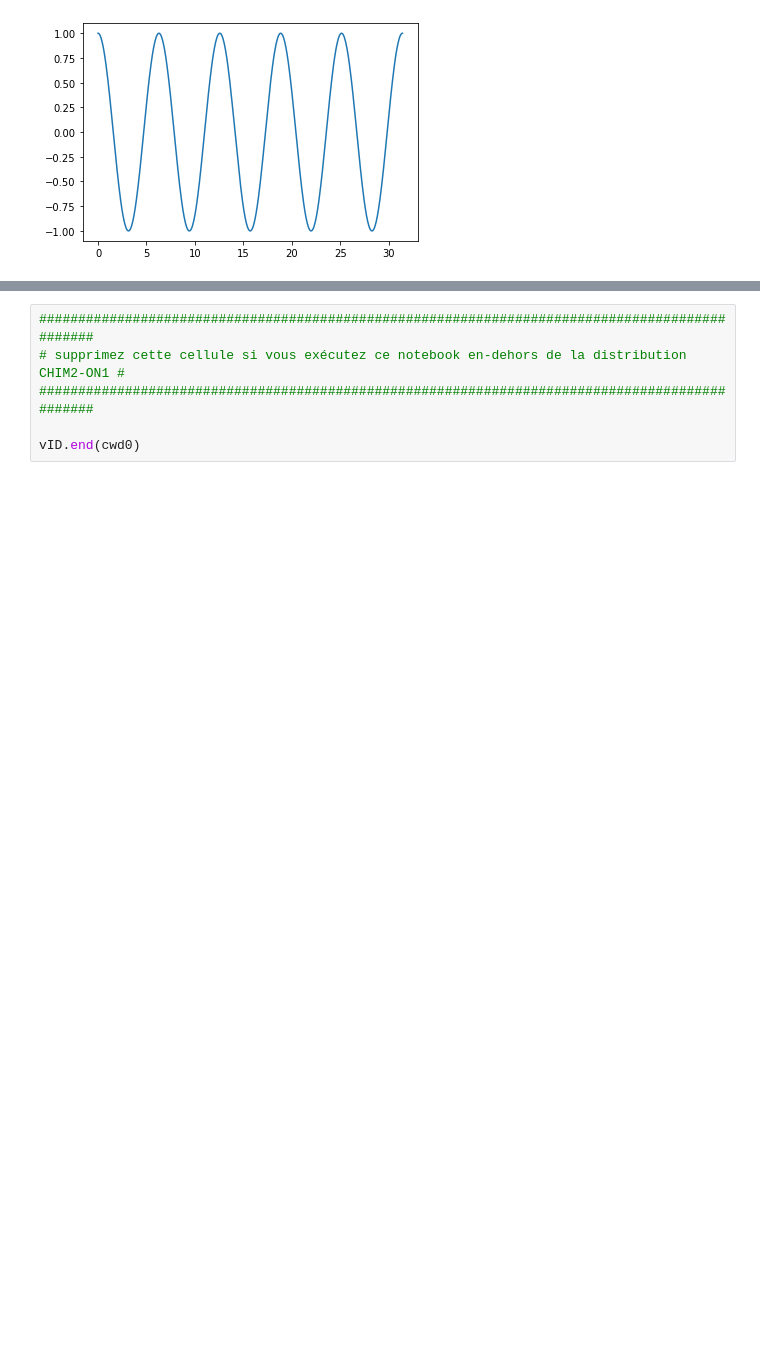
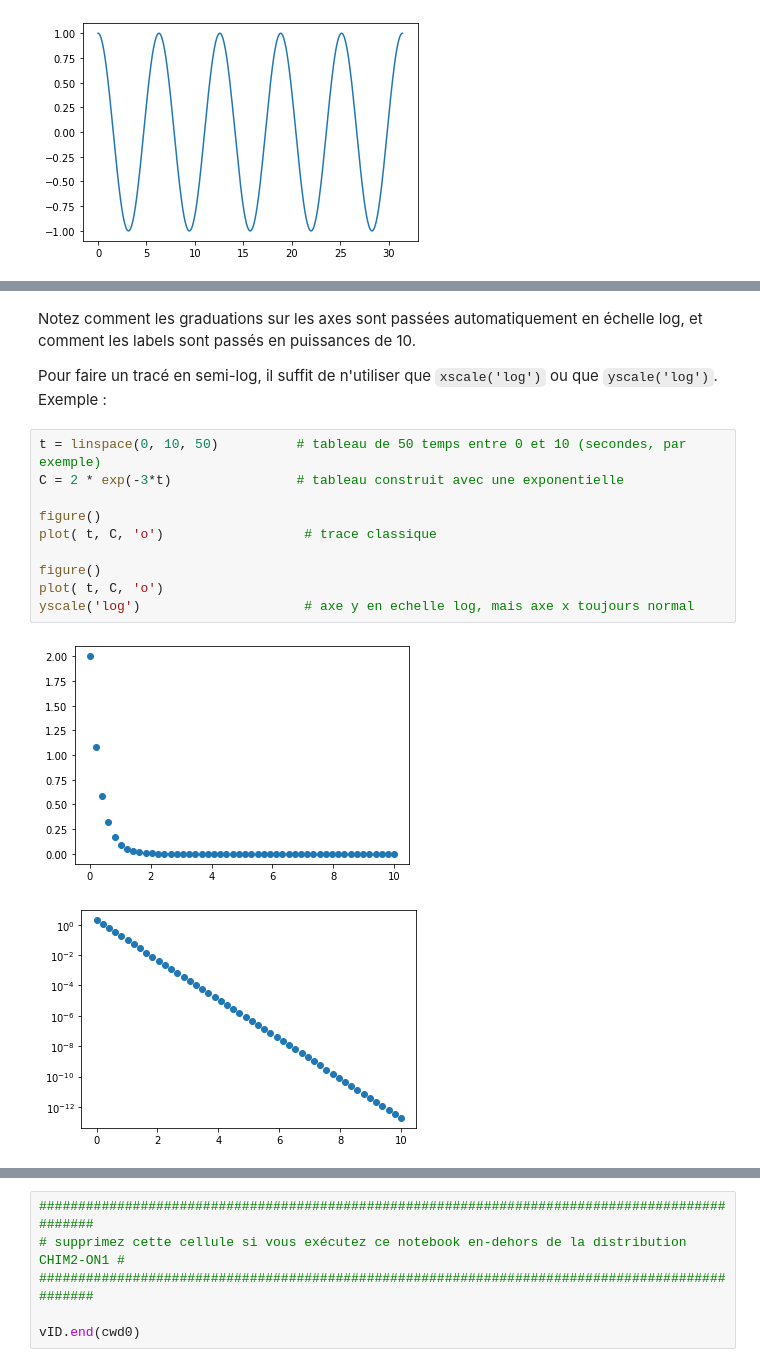
Before and after one commit to YannickHallez/CHIM2-ON1, a Jupyter notebook: Graphes.ipynb, the cells around one changed output, grey strips where cells are left out. Drawn from its saved outputs; the diff is of its cells as text; blank space fills up the shorter version.

```diff
--- a/Graphes.ipynb
+++ b/Graphes.ipynb
@@ -212,0 +230,17 @@ grid(axis='x', which='minor', color='lightgray', linewidth=0.5);   # pour ajoute
+# %% [markdown]
+Notez comment les graduations sur les axes sont passées automatiquement en échelle log, et comment les labels sont passés en puissances de 10.
+
+Pour faire un tracé en semi-log, il suffit de n'utiliser que `xscale('log')` ou que `yscale('log')`. Exemple :
+# %%
+t = linspace(0, 10, 50)          # tableau de 50 temps entre 0 et 10 (secondes, par exemple)
+C = 2 * exp(-3*t)                # tableau construit avec une exponentielle
+
+figure()
+plot( t, C, 'o')                  # trace classique
+
+figure()
+plot( t, C, 'o')
+yscale('log')                     # axe y en echelle log, mais axe x toujours normal
+# %% [output]
+[figure, added]
+[figure, added]
```
Also changed, not shown: parts of 12 cells of this notebook, 3 other files.
